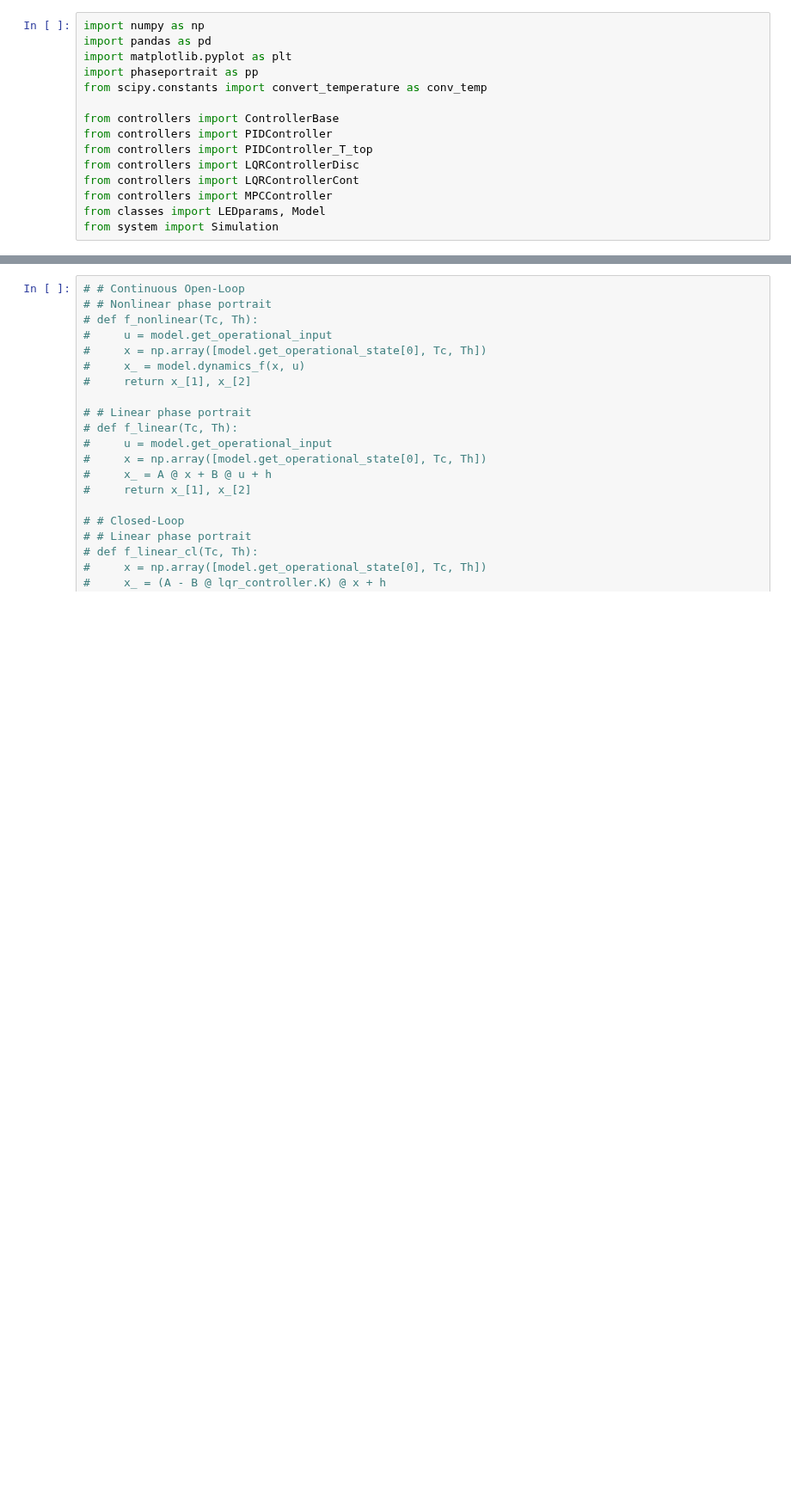
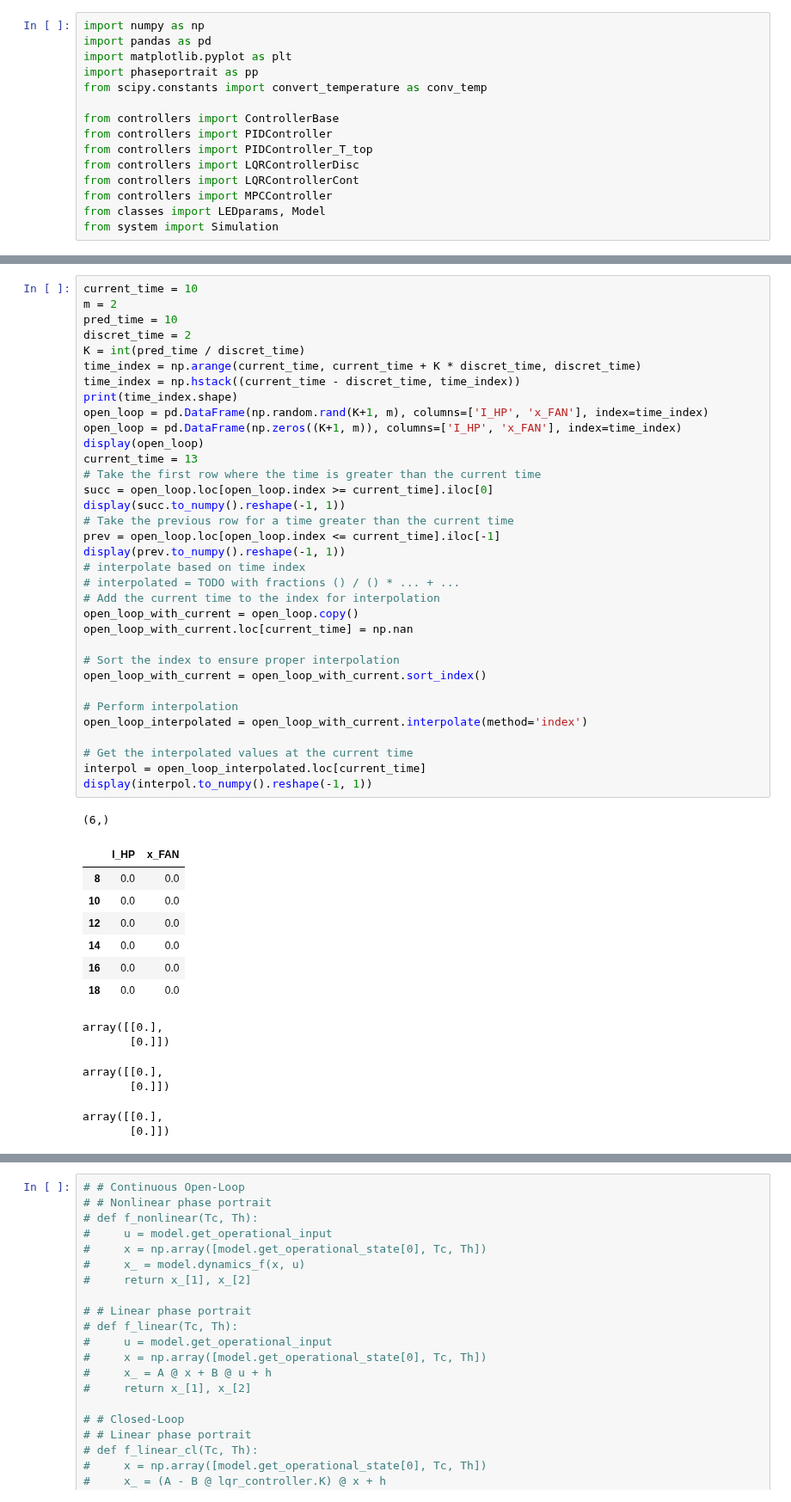
Before and after one commit to Jackmastro/Semester_Project, a Jupyter notebook: notebooks/main_simulation.ipynb, the cells around one changed output, grey strips where cells are left out. Shown at 86% size. Drawn from its saved outputs; the diff is of its cells as text; blank space fills up the shorter version.

```diff
--- a/notebooks/main_simulation.ipynb
+++ b/notebooks/main_simulation.ipynb
@@ -162,3 +176,52 @@ IndexError: only integers, slices (`:`), ellipsis (`...`), numpy.newaxis (`None`
+# %%
+current_time = 10
+m = 2
+pred_time = 10
+discret_time = 2
+K = int(pred_time / discret_time)
+time_index = np.arange(current_time, current_time + K * discret_time, discret_time)
+time_index = np.hstack((current_time - discret_time, time_index))
+print(time_index.shape)
+open_loop = pd.DataFrame(np.random.rand(K+1, m), columns=['I_HP', 'x_FAN'], index=time_index)
+open_loop = pd.DataFrame(np.zeros((K+1, m)), columns=['I_HP', 'x_FAN'], index=time_index)
+display(open_loop)
+current_time = 13
+# Take the first row where the time is greater than the current time
+succ = open_loop.loc[open_loop.index >= current_time].iloc[0]
+display(succ.to_numpy().reshape(-1, 1))
+# Take the previous row for a time greater than the current time
+prev = open_loop.loc[open_loop.index <= current_time].iloc[-1]
+display(prev.to_numpy().reshape(-1, 1))
+# interpolate based on time index
+# interpolated = TODO with fractions () / () * ... + ...
+# Add the current time to the index for interpolation
+open_loop_with_current = open_loop.copy()
+open_loop_with_current.loc[current_time] = np.nan
+
+# Sort the index to ensure proper interpolation
+open_loop_with_current = open_loop_with_current.sort_index()
+
+# Perform interpolation
+open_loop_interpolated = open_loop_with_current.interpolate(method='index')
+
+# Get the interpolated values at the current time
+interpol = open_loop_interpolated.loc[current_time]
+display(interpol.to_numpy().reshape(-1, 1))
+# %% [output]
+(6,)
+|  | I_HP | x_FAN |
+| 8 | 0.0 | 0.0 |
+| 10 | 0.0 | 0.0 |
+| 12 | 0.0 | 0.0 |
+| 14 | 0.0 | 0.0 |
+| 16 | 0.0 | 0.0 |
+| 18 | 0.0 | 0.0 |
+array([[0.],
+       [0.]])
+array([[0.],
+       [0.]])
+array([[0.],
+       [0.]])
 # %%
 colormap = plt.colormaps['cool']
 sim_len = sim.time_steps
```
Also changed, not shown: parts of 3 cells of this notebook, 2 other files.
